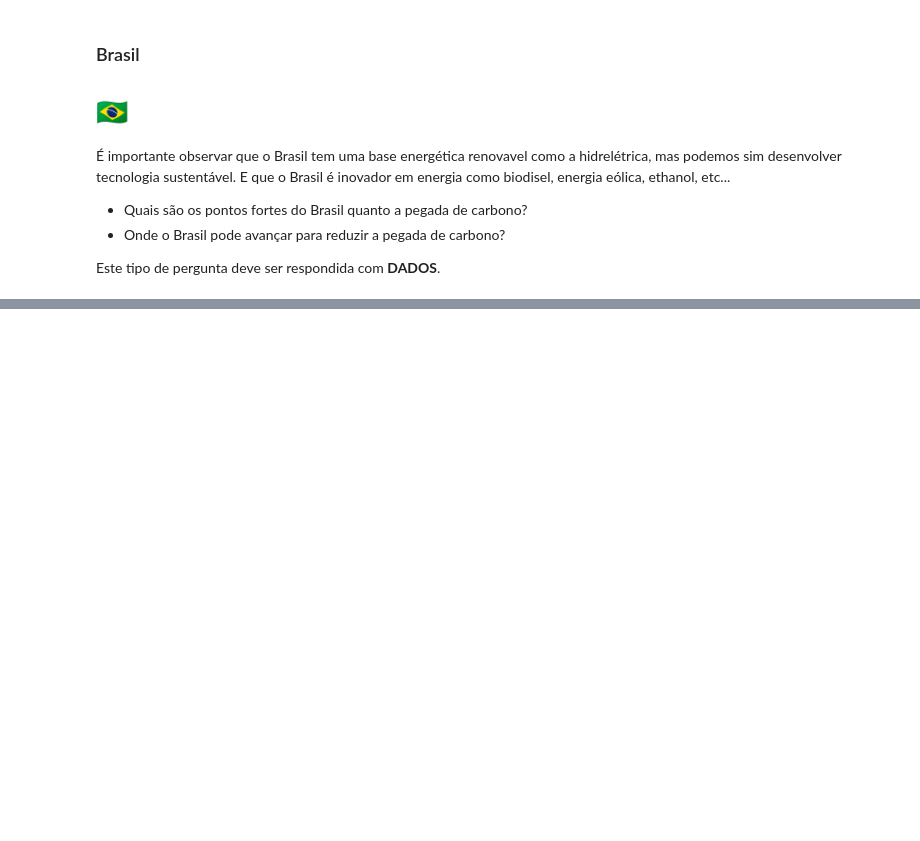
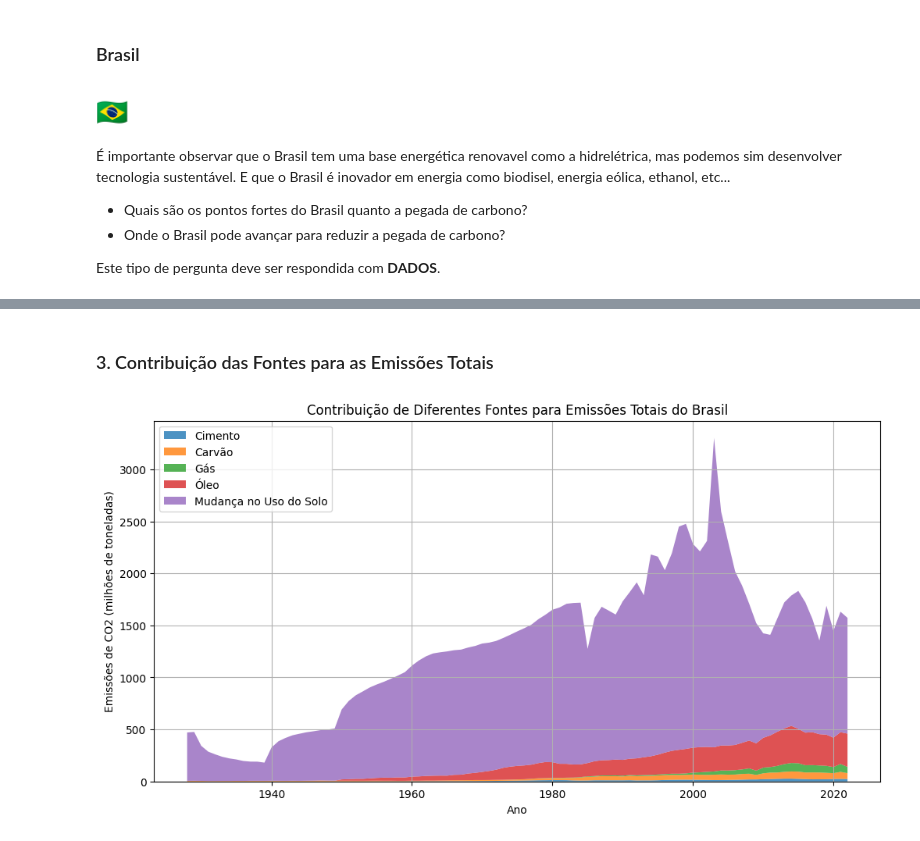
Before and after one commit to G3n4r00/DS-Global-Solution-2SEM, a Jupyter notebook: FIAP-GS2-DSS-Projeto-Final-C02.ipynb, the cells around one changed output, grey strips where cells are left out. Saved outputs shown, nothing was run; the diff lists cells and outputs as text; code cells hidden in the pictures; blank space fills up the shorter version.

```diff
--- a/FIAP-GS2-DSS-Projeto-Final-C02.ipynb
+++ b/FIAP-GS2-DSS-Projeto-Final-C02.ipynb
@@ -144,0 +444,21 @@ Este tipo de pergunta deve ser respondida com **DADOS**.
+# %% [markdown]
+### 3. Contribuição das Fontes para as Emissões Totais
+# %%
+# Calcular proporções das fontes
+sources = ['cement_co2', 'coal_co2', 'gas_co2', 'oil_co2', 'land_use_change_co2']
+brazil_df['other_sources'] = brazil_df['co2'] - brazil_df[sources].sum(axis=1)
+
+# Plotar o gráfico de áreas empilhadas
+plt.figure(figsize=(12, 6))
+plt.stackplot(brazil_df['year'],
+              [brazil_df[source] for source in sources],
+              labels=['Cimento', 'Carvão', 'Gás', 'Óleo', 'Mudança no Uso do Solo'], alpha=0.8)
+
+plt.title("Contribuição de Diferentes Fontes para Emissões Totais do Brasil")
+plt.xlabel("Ano")
+plt.ylabel("Emissões de CO2 (milhões de toneladas)")
+plt.legend(loc='upper left')
+plt.grid()
+plt.show()
+# %% [output]
+[figure, added]
```
Also changed, not shown: parts of 73 cells of this notebook, 2 other files.
